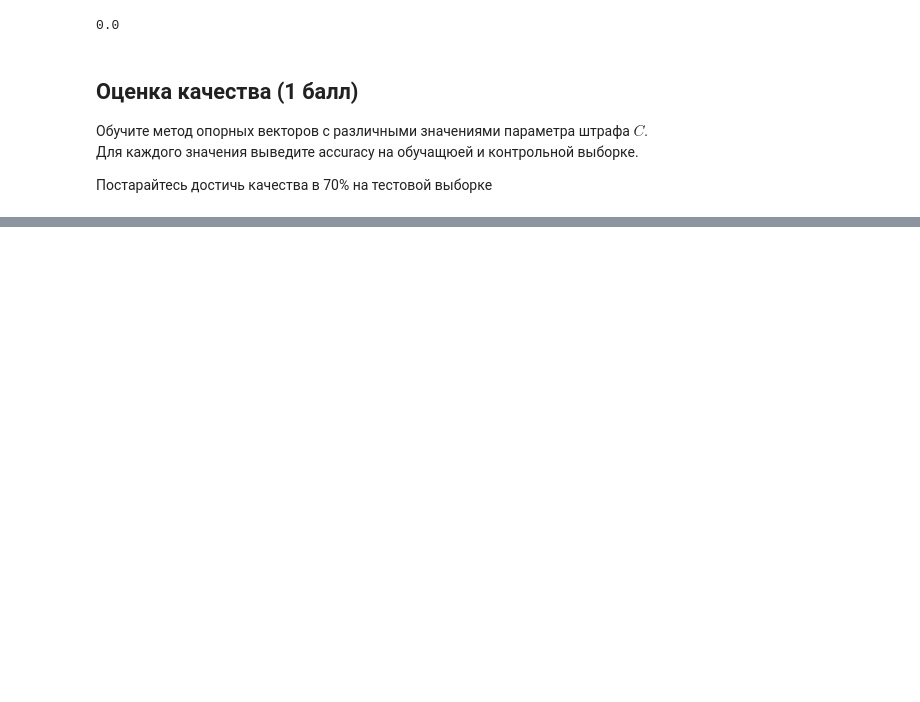
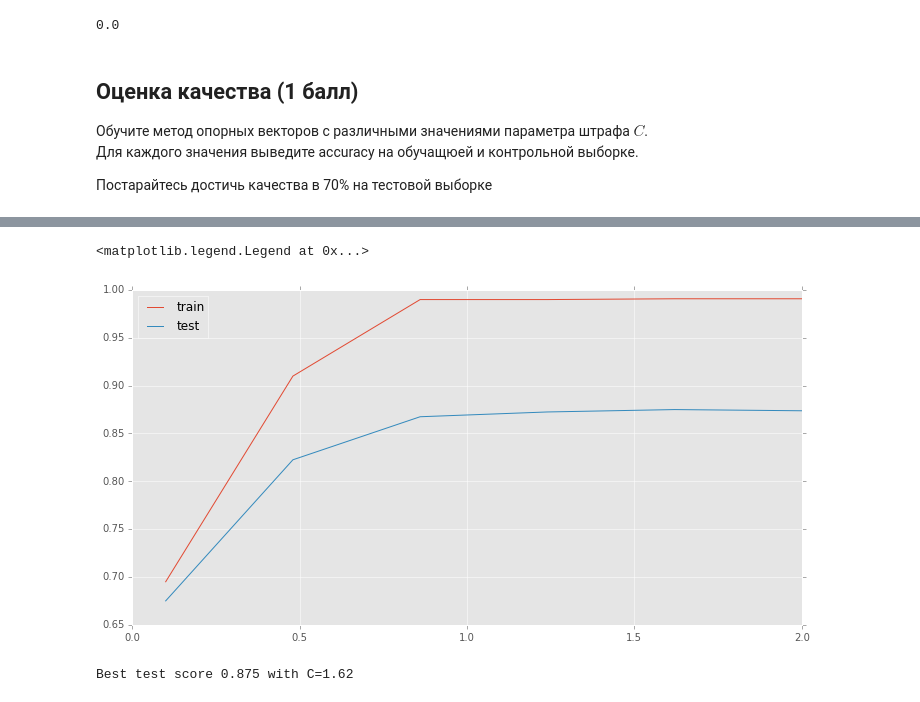
Before and after one commit to aitap/sphere-dm1-homework, a Jupyter notebook: hw5-svm/krylov.ipynb, the cells around one changed output, grey strips where cells are left out. Cells and saved outputs as stored; diff of their text form; code cells hidden in the pictures; blank space fills up the shorter version.

```diff
--- a/hw5-svm/krylov.ipynb
+++ b/hw5-svm/krylov.ipynb
@@ -307,8 +307,11 @@ print war_and_peace.tail()
 from sklearn.model_selection import train_test_split
 # %%
 RND_SEED = 42
-X = war_and_peace.index.values.reshape(-1,1)
-y = war_and_peace.label.values
+
+cutoff = war_and_peace.sample(2000,random_state=RND_SEED)
+
+X = cutoff.index.values.reshape(-1,1)
+y = cutoff.label.values
 
 X_train, X_test, y_train, y_test = train_test_split(
     X, y, train_size=.6, test_size=.4, random_state=RND_SEED, stratify=y
@@ -374,11 +377,11 @@ from sklearn.metrics import accuracy_score
 %%time
 # will it take more than sin dataset?
 
-C=[.1,1,10,100,1000,10000]
+C=np.linspace(.1,2,num=6)
 accuracy_train = np.empty(len(C))
 accuracy_test = np.empty(len(C))
 
 for i,c in enumerate(C):
     model = SVC(C=c,kernel=string_kernel,random_state=RND_SEED).fit(X_train,y_train)
-    accuracy_train = accuracy_score(y_train,model.predict(X_train))
-    accuracy_test = accuracy_score(y_test,model.predict(X_test))
+    accuracy_train[i] = accuracy_score(y_train,model.predict(X_train))
+    accuracy_test[i] = accuracy_score(y_test,model.predict(X_test))
@@ -384,0 +391,14 @@ for i,c in enumerate(C):
+# %%
+plt.figure()
+ax = plt.gca()
+ax.plot(C,accuracy_train,label="train")
+ax.plot(C,accuracy_test,label="test")
+#ax.set_xscale('log')
+plt.legend(loc="best")
+# %% [output]
+<matplotlib.legend.Legend at 0x...>
+[figure, added]
+# %%
+print "Best test score %g with C=%g" % (np.max(accuracy_test), C[np.argmax(accuracy_test)])
+# %% [output]
+Best test score 0.875 with C=1.62
```
Also changed, not shown: parts of 5 cells of this notebook.
